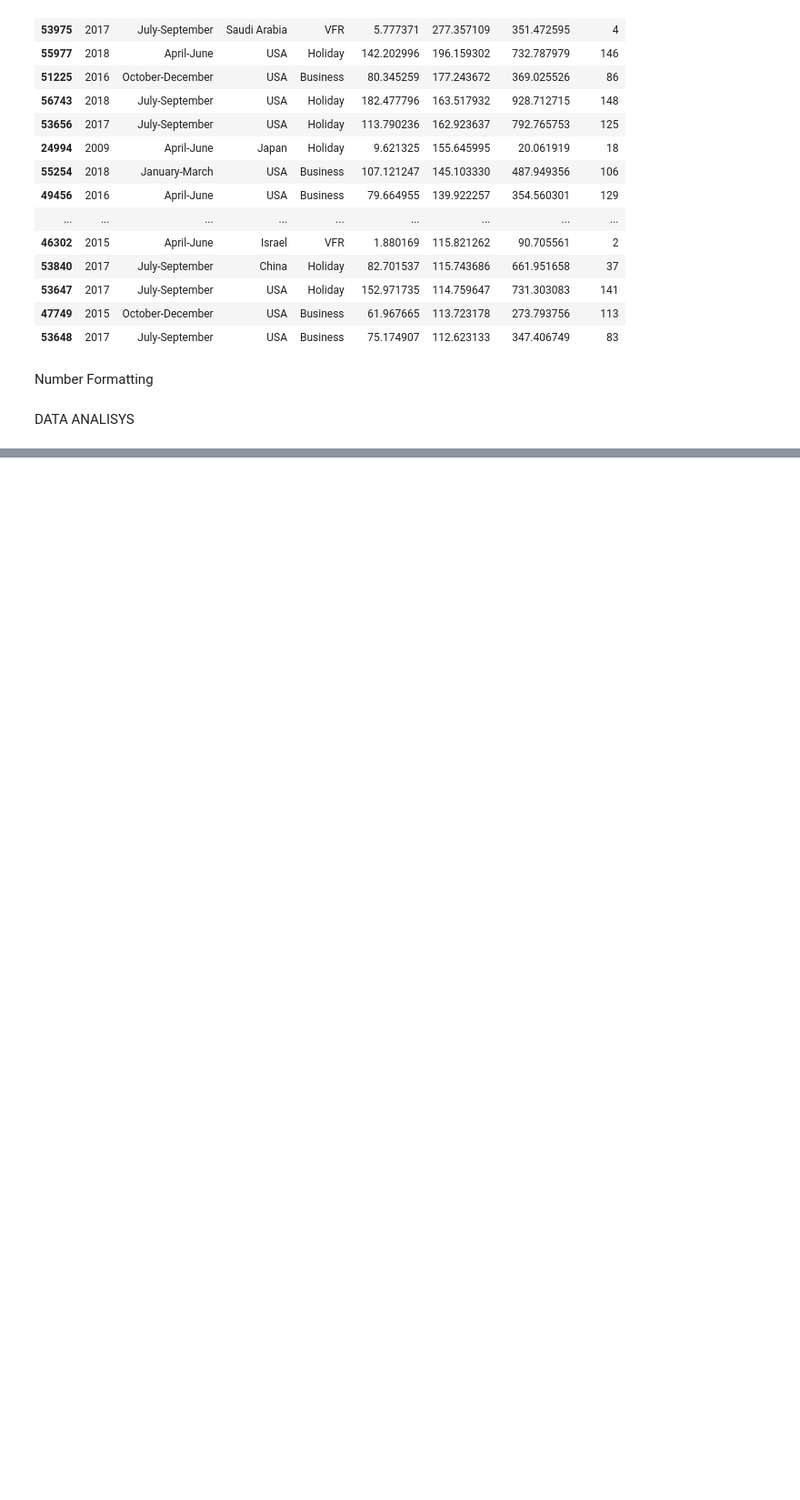
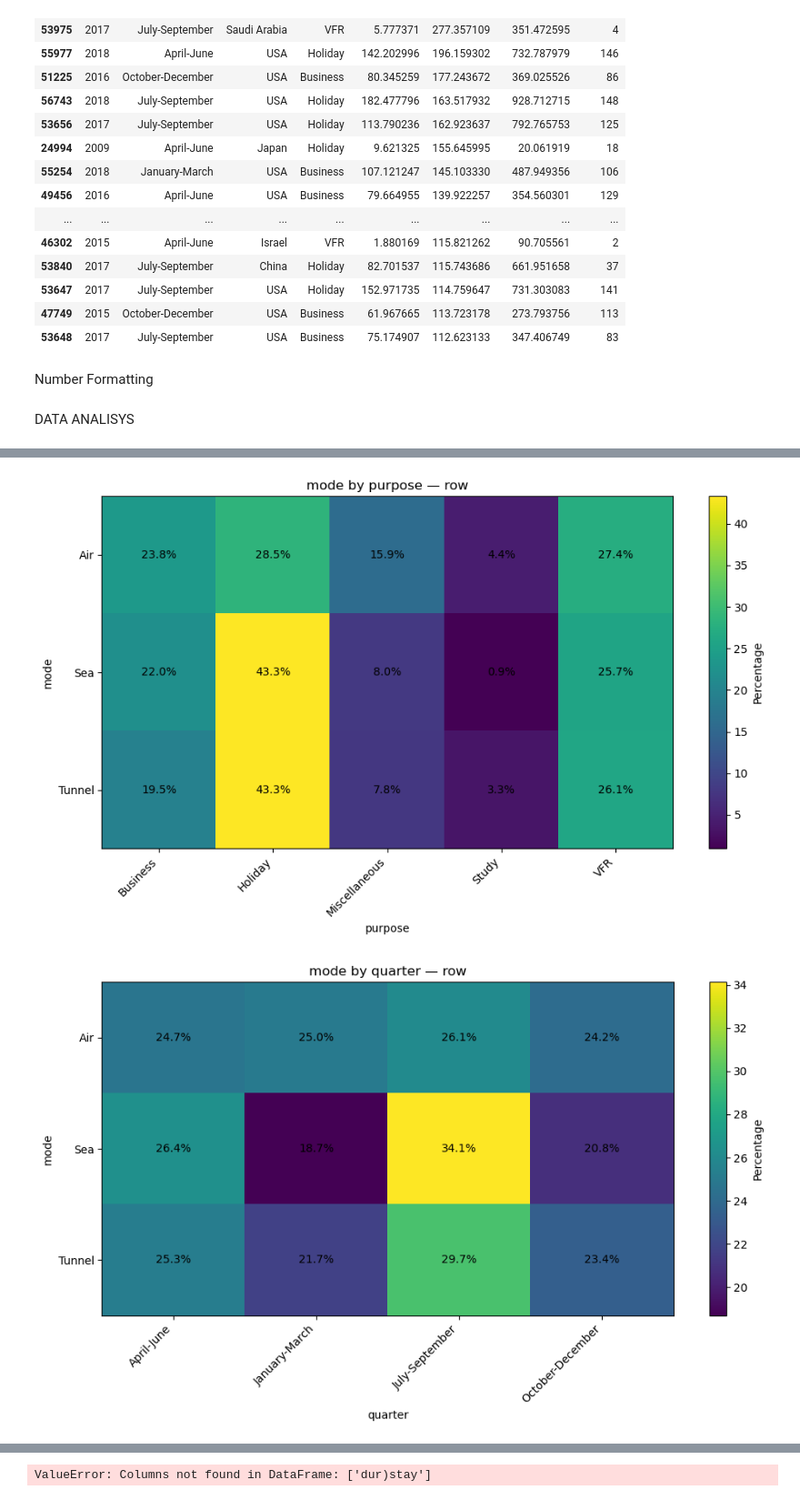
Before and after one commit to VSHellkite/ML_CA_2_2021417, a Jupyter notebook: ML_CA2_2021417.ipynb, the cells around one changed output, grey strips where cells are left out. Shown at 91% size. Cells and saved outputs as stored; diff of their text form; code cells hidden in the pictures; blank space fills up the shorter version.

```diff
--- a/ML_CA2_2021417.ipynb
+++ b/ML_CA2_2021417.ipynb
@@ -520,0 +1031,64 @@ Dropdown(description='Metric:', layout=Layout(width='350px'), options={'Estimate
+# %%
+mode_purpose_table = plot_relationship_heatmap(
+    df,
+    "mode",
+    "purpose",
+    calculation="row",
+)
+mode_purpose_table = plot_relationship_heatmap(
+    df,
+    "mode",
+    "quarter",
+    calculation="row",
+)
+mode_purpose_table = plot_relationship_heatmap(
+    df,
+    "mode",
+    "dur_stay",
+    calculation="row",
+)
+mode_purpose_table = plot_relationship_heatmap(
+    df,
+    "mode",
+    "year",
+    calculation="row",
+)
+mode_purpose_table = plot_relationship_heatmap(
+    df,
+    "purpose",
+    "quarter",
+    calculation="row",
+)
+mode_purpose_table = plot_relationship_heatmap(
+    df,
+    "purpose",
+    "dur_stay",
+    calculation="row",
+)
+mode_purpose_table = plot_relationship_heatmap(
+    df,
+    "purpose",
+    "year",
+    calculation="row",
+)
+mode_purpose_table = plot_relationship_heatmap(
+    df,
+    "quarter",
+    "dur_stay",
+    calculation="row",
+)
+mode_purpose_table = plot_relationship_heatmap(
+    df,
+    "quarter",
+    "year",
+    calculation="row",
+)
+mode_purpose_table = plot_relationship_heatmap(
+    df,
+    "dur)stay",
+    "year",
+    calculation="row",
+)
+# %% [output]
+[figure, added]
+[figure, added]
@@ -520,0 +1102 @@ Dropdown(description='Metric:', layout=Layout(width='350px'), options={'Estimate
+ValueError: Columns not found in DataFrame: ['dur)stay']
```
Also changed, not shown: parts of 10 cells of this notebook.
